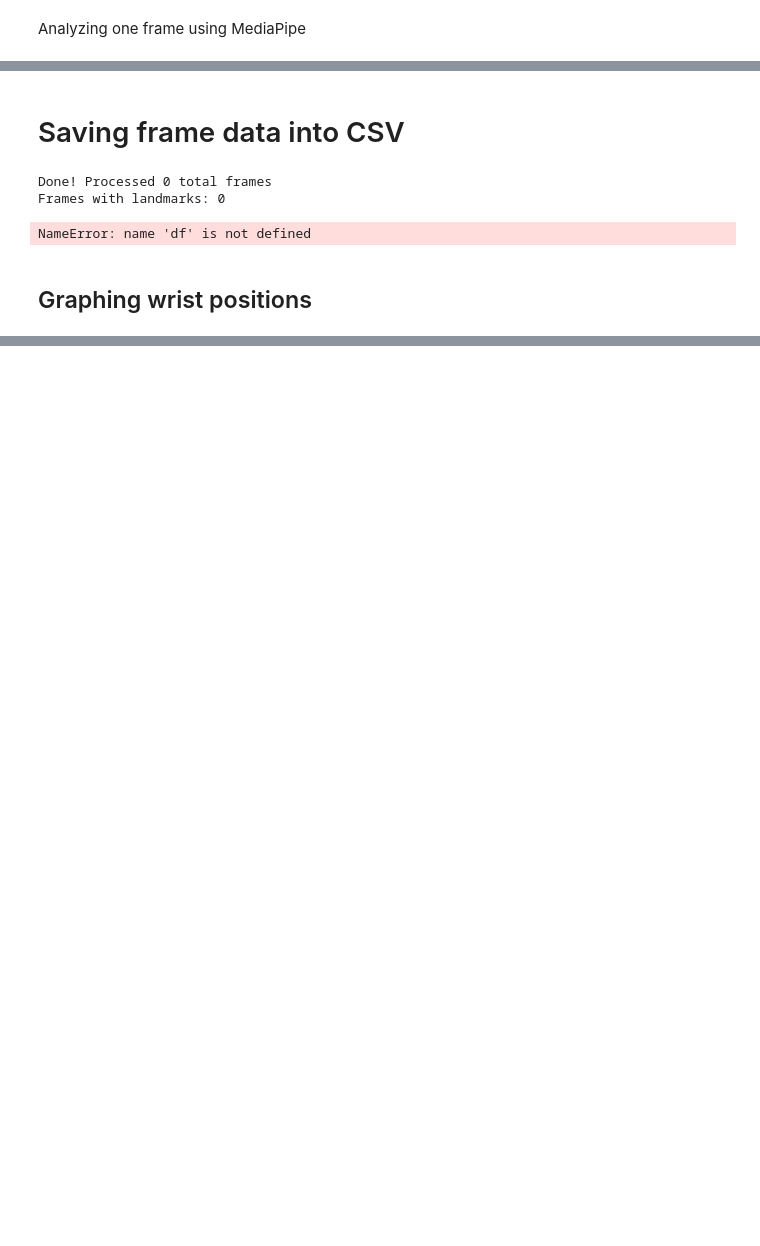
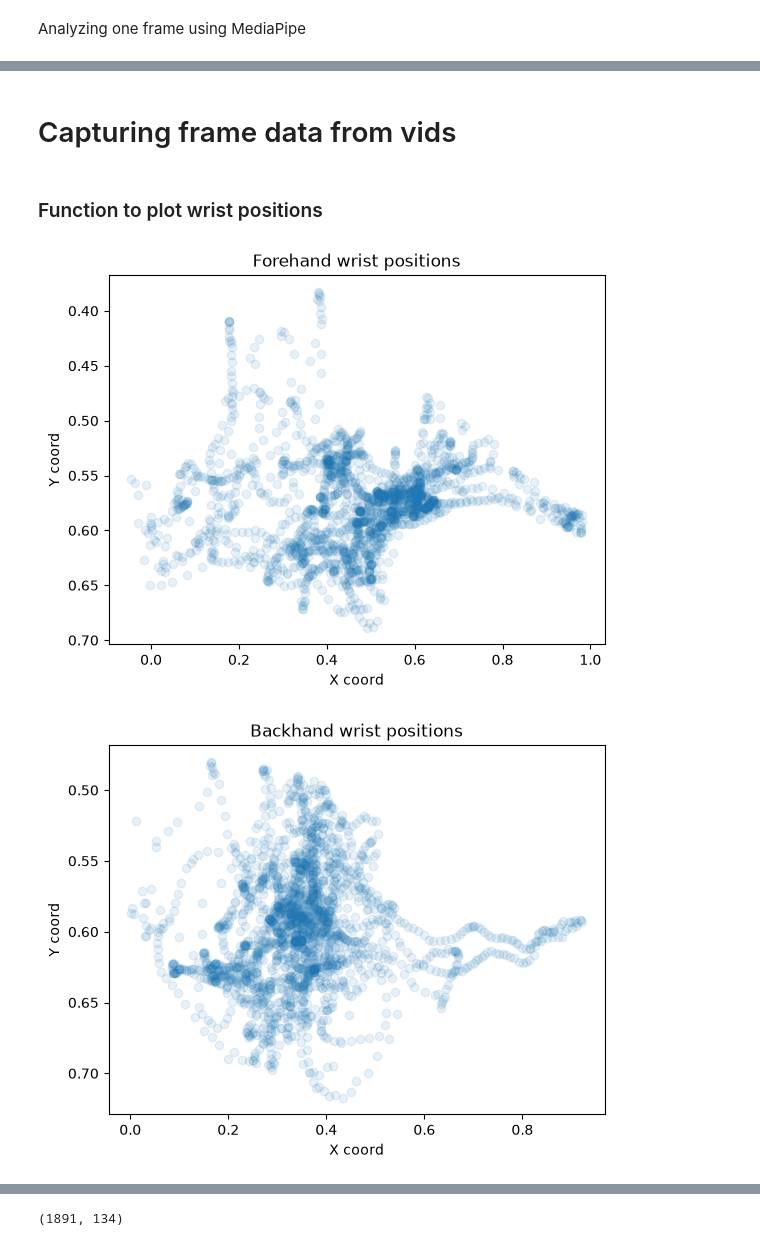
Before and after one commit to danny-g04/SpinTracker, a Jupyter notebook: 2_pose_extraction/extract_landmarks.ipynb, the cells around one changed output, grey strips where cells are left out. Drawn from its saved outputs; the diff is of its cells as text; code cells hidden in the pictures; blank space fills up the shorter version.

```diff
--- a/2_pose_extraction/extract_landmarks.ipynb
+++ b/2_pose_extraction/extract_landmarks.ipynb
@@ -92,29 +79,25 @@ def video_landmarks(video_path: str, output_csv: str):
     print(f"Saved to {output_csv}")
     return df
 # %% [markdown]
-# Saving frame data into CSV
+# Capturing frame data from vids
 # %%
-video_landmarks("forehand_train.mp4")
-print(f"Shape {df.shape}")
-df.columns.tolist()
-df[["frame", "timestamp", "RIGHT_WRIST_x", "RIGHT_WRIST_y", "LEFT_WRIST_x", "LEFT_WRIST_y"]].head(10)
+df_forehand = video_landmarks("training_vid/forehand_train.mp4", "stroke_csv/forehand_landmarks.csv")
+df_backhand = video_landmarks("training_vid/backhand_train.mp4", "stroke_csv/backhand_landmarks.csv")
+df_match = video_landmarks("training_vid/match_train.mp4", "stroke_csv/match_landmarks.csv")
-# %% [output]
-Done! Processed 0 total frames
-Frames with landmarks: 0
-NameError: name 'df' is not defined
-# %% [markdown]
-## Graphing wrist positions
+# %% [markdown]
+### Function to plot wrist positions
 # %%
-#eliminates landmarks for the player on the left side of table, im on the right side
-df_filtered = df[df["RIGHT_WRIST_x"] > .5]
-
-plt.scatter(df_filtered["RIGHT_WRIST_x"], df_filtered["RIGHT_WRIST_y"], alpha = .1)
-plt.title("Right wrist position across all frames")
-plt.xlabel("X coord")
-plt.ylabel("Y coord")
-plt.gca().invert_yaxis() # inverts y axis because 0 is at top in image coords
-plt.show()
+def plot_wrist(df, title):
+    plt.scatter(df["RIGHT_WRIST_x"], df["RIGHT_WRIST_y"], alpha = .1)
+    plt.title(title)
+    plt.xlabel("X coord")
+    plt.ylabel("Y coord")
+    plt.gca().invert_yaxis() # inverts y axis because 0 is at top in image coords
+    plt.show()
 # %%
-df_filtered.to_csv("forehand_landmarks.csv", index = False) #doesn't number the rows
-print("Saved to csv file")
-print(f"Shape {df_filtered.shape}")
+plot_wrist(df_forehand, "Forehand wrist positions")
+plot_wrist(df_backhand, "Backhand wrist positions")
+plot_wrist(df_match, "Match wrist positions")
+# %% [output]
+[figure, added]
+[figure, added]
@@ -120,0 +105,6 @@ print(f"Shape {df_filtered.shape}")
+# %%
+df_forehand.shape
+df_backhand.shape
+df_match.shape
+# %% [output]
+(1891, 134)
```
Also changed, not shown: parts of 4 cells of this notebook, 2 other files.
